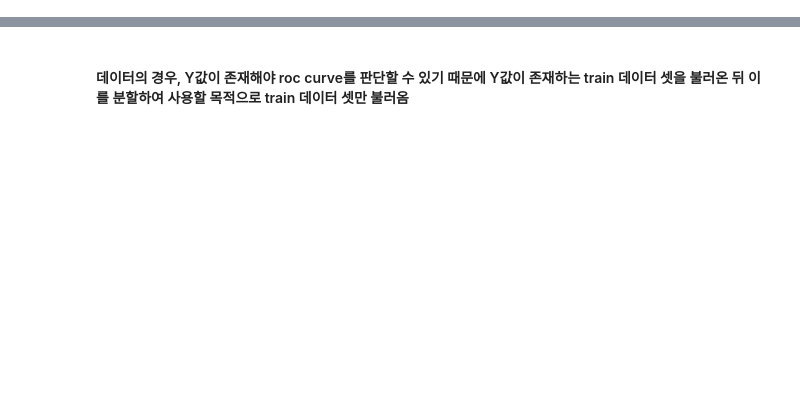
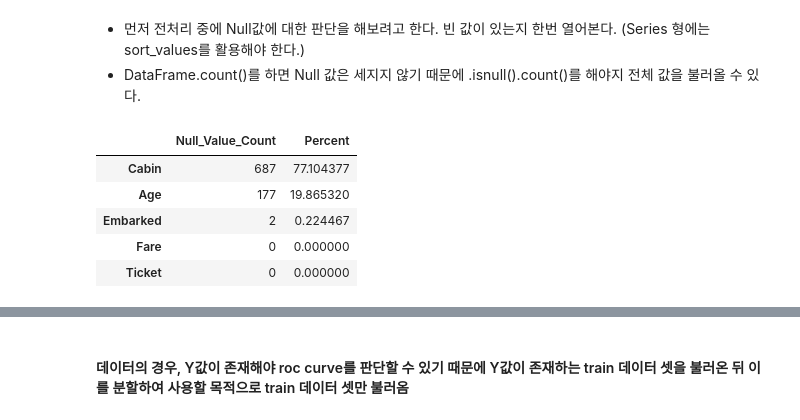
Before and after one commit to Kangchangwoo1/Code_Study, a Jupyter notebook: Python/Kaggle_Project/week01_Titanic_Machine_Learning_from_Disaster/Baseline_Processing.ipynb, the cells around one changed output, grey strips where cells are left out. Cells and saved outputs as stored; diff of their text form; code cells hidden in the pictures; blank space fills up the shorter version.

```diff
--- a/Python/Kaggle_Project/week01_Titanic_Machine_Learning_from_Disaster/Titanic_Assignment.ipynb
+++ b/Python/Kaggle_Project/week01_Titanic_Machine_Learning_from_Disaster/Baseline_Processing.ipynb
@@ -17,0 +43,15 @@ from pandas.plotting import scatter_matrix
+# %% [markdown]
+- 먼저 전처리 중에 Null값에 대한 판단을 해보려고 한다. 빈 값이 있는지 한번 열어본다. (Series 형에는 sort_values를 활용해야 한다.)
+- DataFrame.count()를 하면 Null 값은 세지지 않기 때문에 .isnull().count()를 해야지 전체 값을 불러올 수 있다.
+# %%
+total = load_train.isnull().sum().sort_values(ascending=False)
+percent =  (100*load_train.isnull().sum() / load_train.isnull().count()).sort_values(ascending=False)
+missing_data = pd.concat([total, percent], axis=1, keys=['Null_Value_Count', 'Percent'])
+missing_data.head(5)
+# %% [output]
+|  | Null_Value_Count | Percent |
+| Cabin | 687 | 77.104377 |
+| Age | 177 | 19.865320 |
+| Embarked | 2 | 0.224467 |
+| Fare | 0 | 0.000000 |
+| Ticket | 0 | 0.000000 |
```
Also changed, not shown: parts of 23 cells of this notebook.
